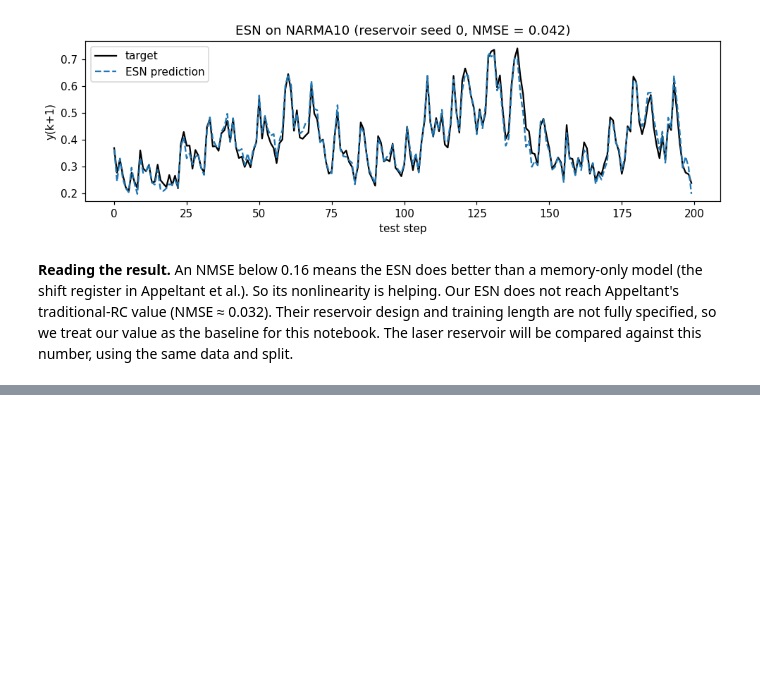
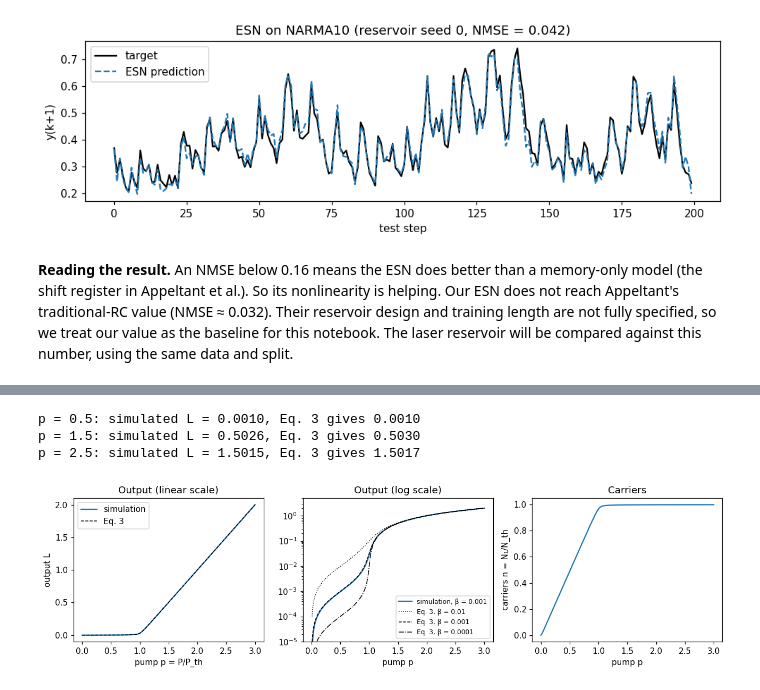
Before and after one commit to lakshsarda137/laser-reservoir-computing, a Jupyter notebook: laser_reservoir.ipynb, the cells around one changed output, grey strips where cells are left out. Drawn from its saved outputs; the diff is of its cells as text; code cells hidden in the pictures; blank space fills up the shorter version.

Commit message:
Add laser rate equations, laser reservoir (with and without delay loop), and photon lifetime study

```diff
--- a/laser_reservoir.ipynb
+++ b/laser_reservoir.ipynb
@@ -174,0 +250,31 @@ ax.legend(); plt.tight_layout(); plt.show()
+# %%
+t_ramp = np.arange(0, 300, DT)
+p_ramp = t_ramp / 100
+N, q = simulate_laser(p_ramp * P_TH)
+L_ramp = BETA * q
+
+for p_check in [0.5, 1.5, 2.5]:
+    i = np.argmin(np.abs(p_ramp - p_check))
+    print(f"p = {p_check}: simulated L = {L_ramp[i]:.4f}, Eq. 3 gives {steady_output(p_check):.4f}")
+
+fig, ax = plt.subplots(1, 3, figsize=(12, 3.4))
+ax[0].plot(p_ramp, L_ramp, label="simulation")
+ax[0].plot(p_ramp, steady_output(p_ramp), "k--", lw=1, label="Eq. 3")
+ax[0].set_xlabel("pump p = P/P_th"); ax[0].set_ylabel("output L"); ax[0].set_title("Output (linear scale)")
+ax[0].legend()
+
+p_grid = np.linspace(0.01, 3, 500)
+ax[1].semilogy(p_ramp, L_ramp, label=f"simulation, β = {BETA:g}")
+for b, style in [(1e-2, ":"), (BETA, "--"), (1e-4, "-.")]:
+    ax[1].semilogy(p_grid, steady_output(p_grid, b), "k" + style, lw=1, label=f"Eq. 3, β = {b:g}")
+ax[1].set_ylim(1e-5, 5); ax[1].set_xlabel("pump p"); ax[1].set_title("Output (log scale)")
+ax[1].legend(fontsize=8)
+
+ax[2].plot(p_ramp, N / N_TH)
+ax[2].set_xlabel("pump p"); ax[2].set_ylabel("carriers n = N₁/N_th"); ax[2].set_title("Carriers")
+plt.tight_layout(); plt.show()
+# %% [output]
+p = 0.5: simulated L = 0.0010, Eq. 3 gives 0.0010
+p = 1.5: simulated L = 0.5026, Eq. 3 gives 0.5030
+p = 2.5: simulated L = 1.5015, Eq. 3 gives 1.5017
+[figure, added]
```
Also changed, not shown: parts of 27 cells of this notebook, 3 other files.
